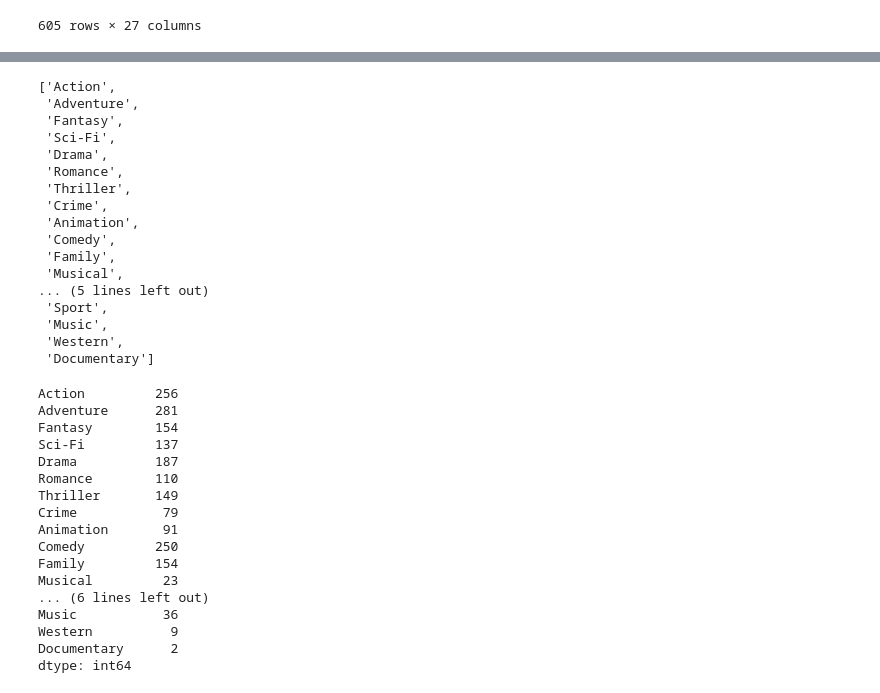
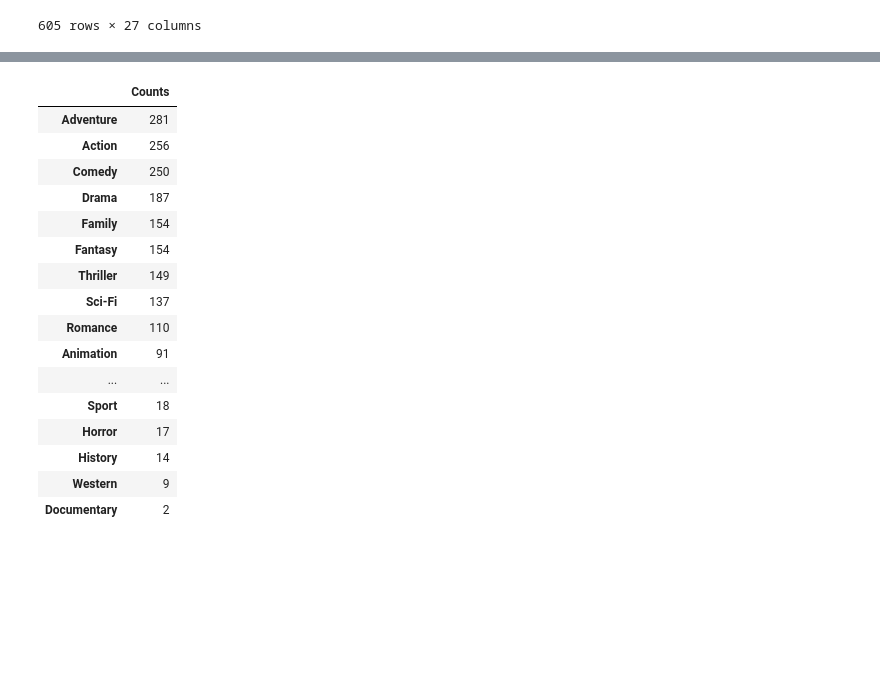
Before and after one commit to chibao659/Movies, a Jupyter notebook: Movies.ipynb, the cells around one changed output, grey strips where cells are left out. Cells and saved outputs as stored; diff of their text form; code cells hidden in the pictures; blank space fills up the shorter version.

```diff
--- a/Movies.ipynb
+++ b/Movies.ipynb
@@ -80,45 +80,31 @@ Action|Adventure|Animation|Comedy|Family|Sci-Fi     1
 Name: genres, Length: 236, dtype: int64
 # %%
 #All the genres separately
+genres_list = block_b_movie.genres.str.split('|',expand=True).stack().unique()
 
-genres_list = block_b_movie.genres.str.split('|',expand=True).stack().unique().tolist()
-genres_list
+#Counts for Block Buster Movie Genres
+genres_co = Series({genre: block_b_movie.genres.str.contains(genre).sum() for genre in genres_list})
-# %% [output]
-['Action',
- 'Adventure',
- 'Fantasy',
- 'Sci-Fi',
- 'Drama',
- 'Romance',
- 'Thriller',
- 'Crime',
- 'Animation',
- 'Comedy',
- 'Family',
- 'Musical',
-... (5 lines left out)
- 'Sport',
- 'Music',
- 'Western',
- 'Documentary']
-# %%
-#Counts for Block Buster Movie Genres
-Series({genre: block_b_movie.genres.str.contains(genre).sum() for genre in genres_list})
-# %% [output]
-Action         256
-Adventure      281
-Fantasy        154
-Sci-Fi         137
-Drama          187
-Romance        110
-Thriller       149
-Crime           79
-Animation       91
-Comedy         250
-Family         154
-Musical         23
-... (6 lines left out)
-Music           36
-Western          9
-Documentary      2
-dtype: int64
+# %%
+#Turn Series into a DataFrame
+genres_cou = genres_co.to_frame()
+genres_coun = pd.DataFrame.rename(genres_count, columns={0:'Counts'})
+genres_count = genres_coun.sort_values(by = ['Counts'], ascending= False)
+genres_count
+# %% [output]
+|  | Counts |
+| Adventure | 281 |
+| Action | 256 |
+| Comedy | 250 |
+| Drama | 187 |
+| Family | 154 |
+| Fantasy | 154 |
+| Thriller | 149 |
+| Sci-Fi | 137 |
+| Romance | 110 |
+| Animation | 91 |
+| ... | ... |
+| Sport | 18 |
+| Horror | 17 |
+| History | 14 |
+| Western | 9 |
+| Documentary | 2 |
```
Also changed, not shown: parts of 4 cells of this notebook, 1 other file.
